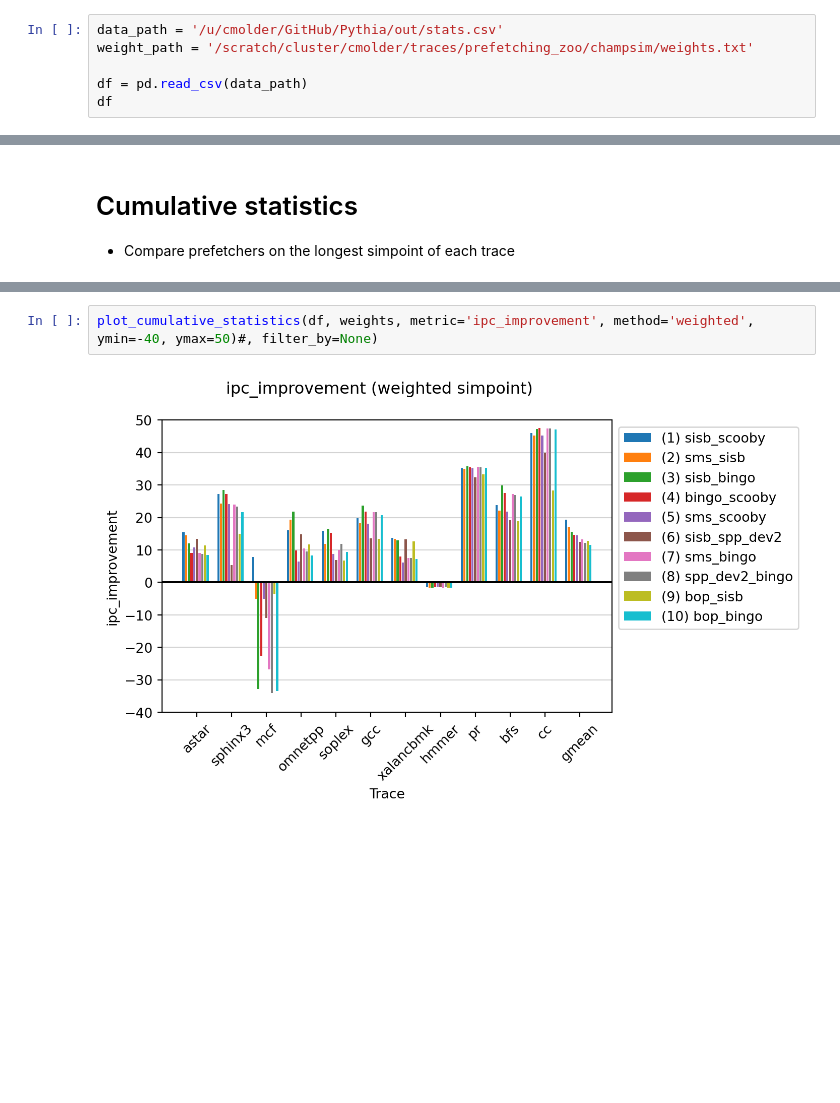
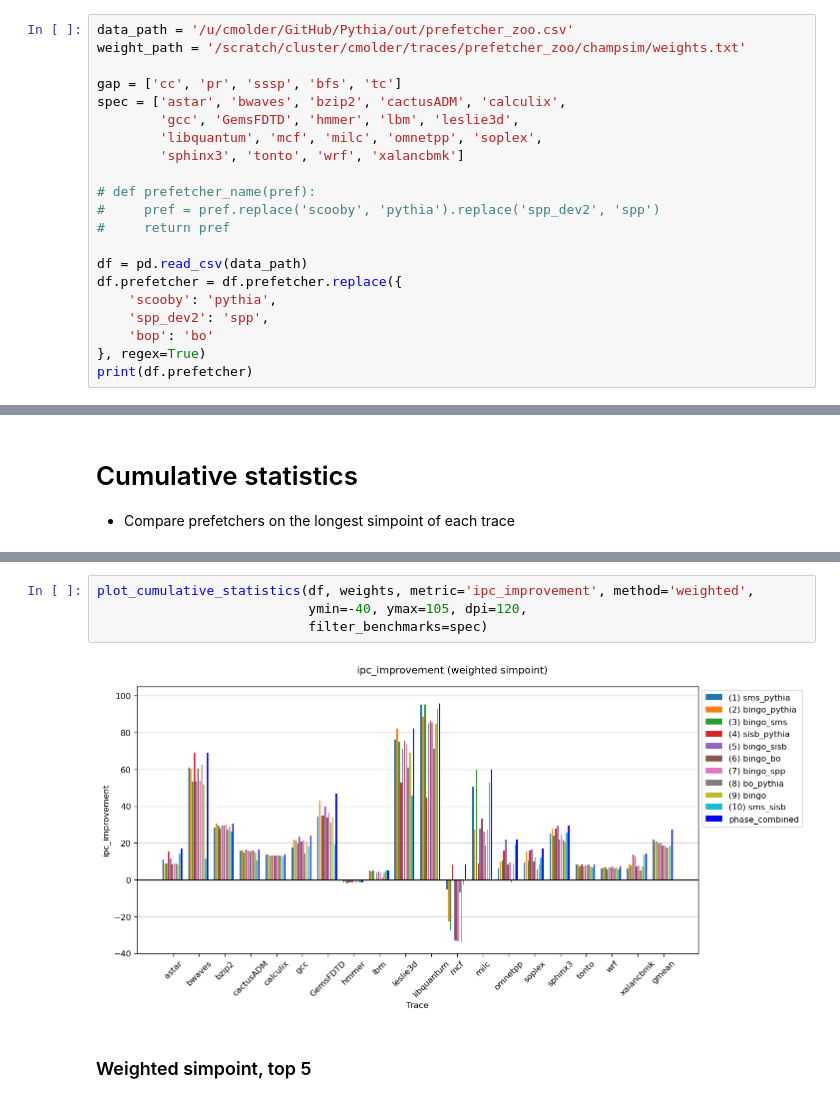
Before and after one commit to cmolder/prefetcher-zoo-analysis, a Jupyter notebook: 20220327-zoo.ipynb, the cells around one changed output, grey strips where cells are left out. Cells and saved outputs as stored; diff of their text form; blank space fills up the shorter version.

```diff
--- a/20220327-zoo.ipynb
+++ b/20220327-zoo.ipynb
@@ -20,9 +25,24 @@ import matplotlib.pyplot as plt
 from scipy import stats
 from IPython.display import display
 # %%
-data_path = '/u/cmolder/GitHub/Pythia/out/stats.csv'
-weight_path = '/scratch/cluster/cmolder/traces/prefetching_zoo/champsim/weights.txt'
+data_path = '/u/cmolder/GitHub/Pythia/out/prefetcher_zoo.csv'
+weight_path = '/scratch/cluster/cmolder/traces/prefetcher_zoo/champsim/weights.txt'
+
+gap = ['cc', 'pr', 'sssp', 'bfs', 'tc']
+spec = ['astar', 'bwaves', 'bzip2', 'cactusADM', 'calculix',
+        'gcc', 'GemsFDTD', 'hmmer', 'lbm', 'leslie3d',
+        'libquantum', 'mcf', 'milc', 'omnetpp', 'soplex',
+        'sphinx3', 'tonto', 'wrf', 'xalancbmk']
+
+# def prefetcher_name(pref):
+#     pref = pref.replace('scooby', 'pythia').replace('spp_dev2', 'spp')
+#     return pref
 
 df = pd.read_csv(data_path)
-df
+df.prefetcher = df.prefetcher.replace({
+    'scooby': 'pythia',
+    'spp_dev2': 'spp',
+    'bop': 'bo'
+}, regex=True)
+print(df.prefetcher)
 # %% [output]
@@ -221,4 +288,8 @@ plot_cumulative_statistics(df, weights, metric='mpki_reduction', method='weighte
 # %%
-plot_cumulative_statistics(df, weights, metric='ipc_improvement', method='weighted', ymin=-40, ymax=50)#, filter_by=None)
+plot_cumulative_statistics(df, weights, metric='ipc_improvement', method='weighted',
+                           ymin=-40, ymax=105, dpi=120,
+                           filter_benchmarks=spec)
 # %% [output]
-[figure, old version]
+[figure, new version]
+# %% [markdown]
+### Weighted simpoint, top 5
```
Also changed, not shown: parts of 34 cells of this notebook, 1 other file.
